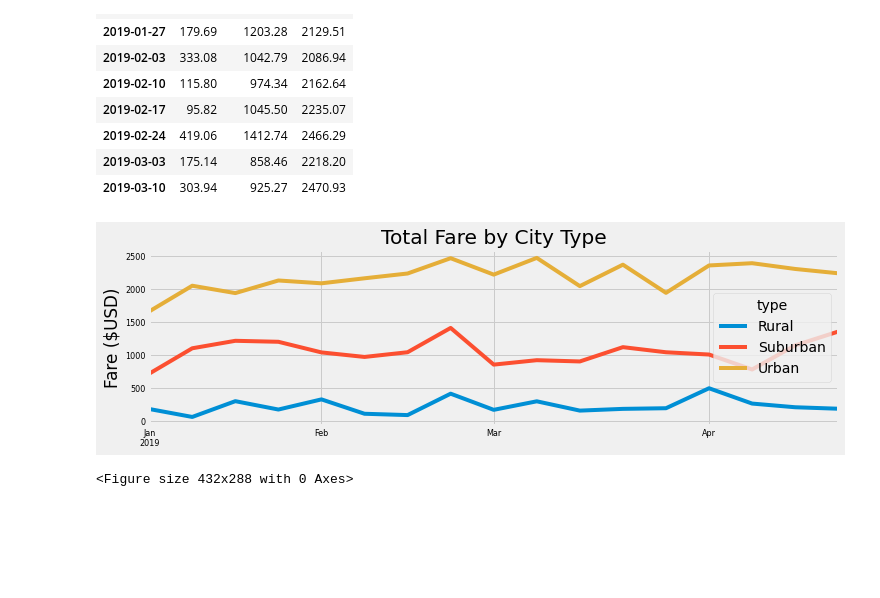
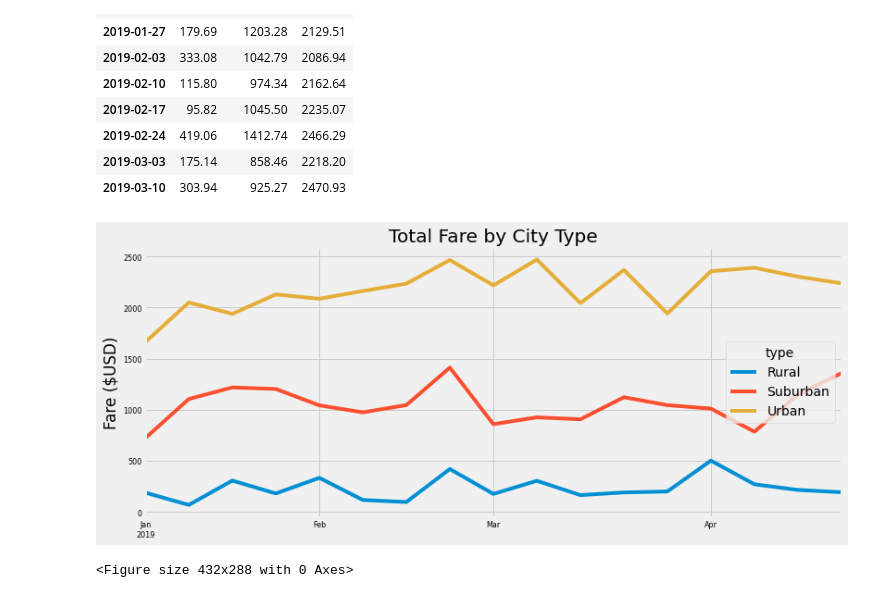
Before and after one commit to tpankratz1/PyBer_Analysis, a Jupyter notebook: PyBer_Challenge.ipynb, the cells around one changed output. Drawn from its saved outputs; the diff is of its cells as text; code cells hidden in the pictures; blank space fills up the shorter version.

```diff
--- a/PyBer_Challenge.ipynb
+++ b/PyBer_Challenge.ipynb
@@ -223,19 +223,19 @@ total_fare_by_week_df.head(10)
 # %%
 # 8. Using the object-oriented interface method, plot the resample DataFrame using the df.plot() function.
 
 # Import the style from Matplotlib.
 from matplotlib import style
 
 # Use the graph style fivethirtyeight.
 style.use('fivethirtyeight')
 
-total_fare_by_week_df.plot(title = "Total Fare by City Type", xlabel = "", ylabel = "Fare ($USD)", figsize = (11,3), fontsize = 8, legend = {'reverse'}, )
+total_fare_by_week_df.plot(title = "Total Fare by City Type", xlabel = "", ylabel = "Fare ($USD)", figsize = (12,5), fontsize = 8, legend = {'reverse'}, )
 
 # plt.savefig("analysis/Fig1.png")
 fig1 = plt.gcf()
 plt.show()
 plt.draw()
-fig1.savefig('analysis/PyBer_fare_summary.png', dpi=200)
+fig1.savefig('analysis/PyBer_fare_summary.png', dpi=72)
 # %% [output]
-[figure, old version]
+[figure, new version]
 <Figure size 432x288 with 0 Axes>
```
Also changed, not shown: 1 other file.
